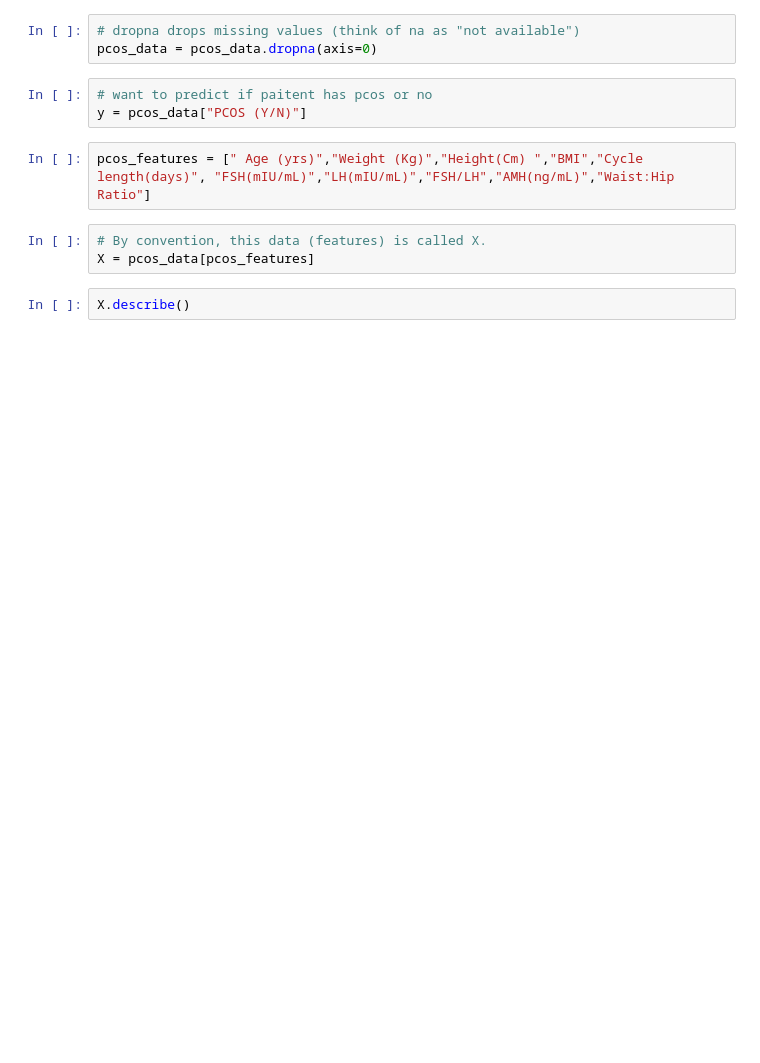
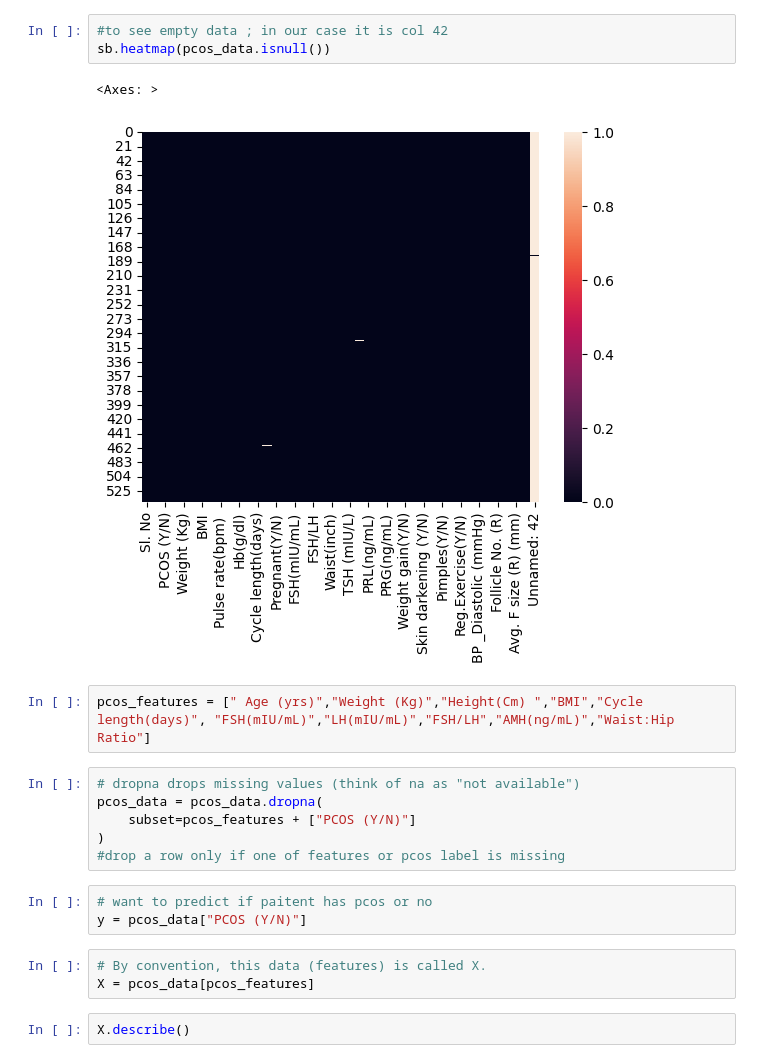
Before and after one commit to AleksandraZecevic/PCOS_diagnosis_ML, a Jupyter notebook: PCOS.ipynb, the cells around one changed output. Drawn from its saved outputs; the diff is of its cells as text; blank space fills up the shorter version.

```diff
--- a/PCOS.ipynb
+++ b/PCOS.ipynb
@@ -27,11 +49,20 @@ Index(['Sl. No', 'Patient File No.', 'PCOS (Y/N)', ' Age (yrs)', 'Weight (Kg)',
+# %%
+#to see empty data ; in our case it is col 42
+sb.heatmap(pcos_data.isnull())
+# %% [output]
+<Axes: >
+[figure, added]
+# %%
+pcos_features = [" Age (yrs)","Weight (Kg)","Height(Cm) ","BMI","Cycle length(days)", "FSH(mIU/mL)","LH(mIU/mL)","FSH/LH","AMH(ng/mL)","Waist:Hip Ratio"]
 # %%
 # dropna drops missing values (think of na as "not available")
-pcos_data = pcos_data.dropna(axis=0)
+pcos_data = pcos_data.dropna(
+    subset=pcos_features + ["PCOS (Y/N)"]
+)
+#drop a row only if one of features or pcos label is missing
 # %%
 # want to predict if paitent has pcos or no
 y = pcos_data["PCOS (Y/N)"]
-# %%
-pcos_features = [" Age (yrs)","Weight (Kg)","Height(Cm) ","BMI","Cycle length(days)", "FSH(mIU/mL)","LH(mIU/mL)","FSH/LH","AMH(ng/mL)","Waist:Hip Ratio"]
 # %%
 # By convention, this data (features) is called X.
 X = pcos_data[pcos_features]
```
Also changed, not shown: parts of 10 cells of this notebook, 2 other files.
